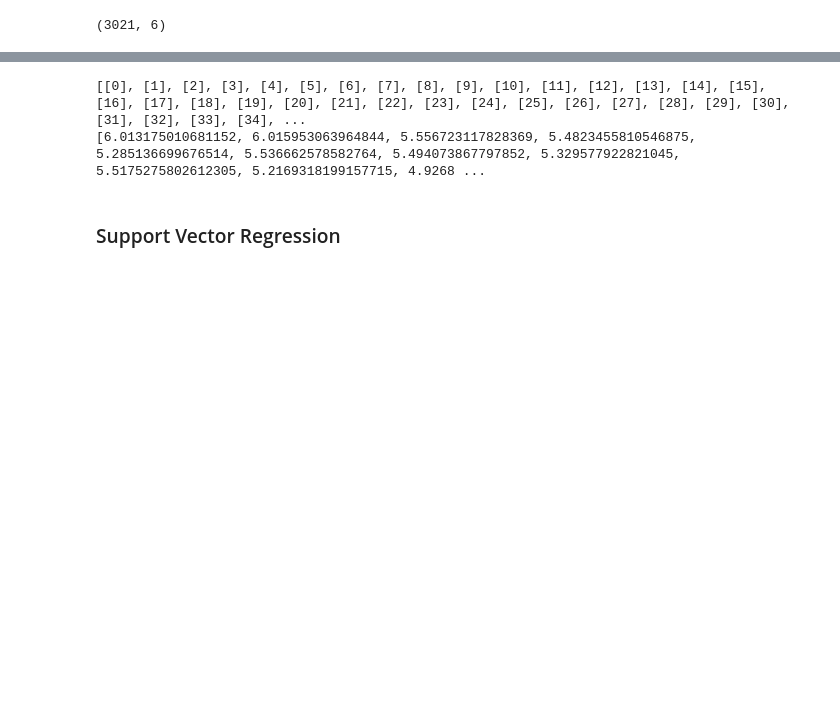
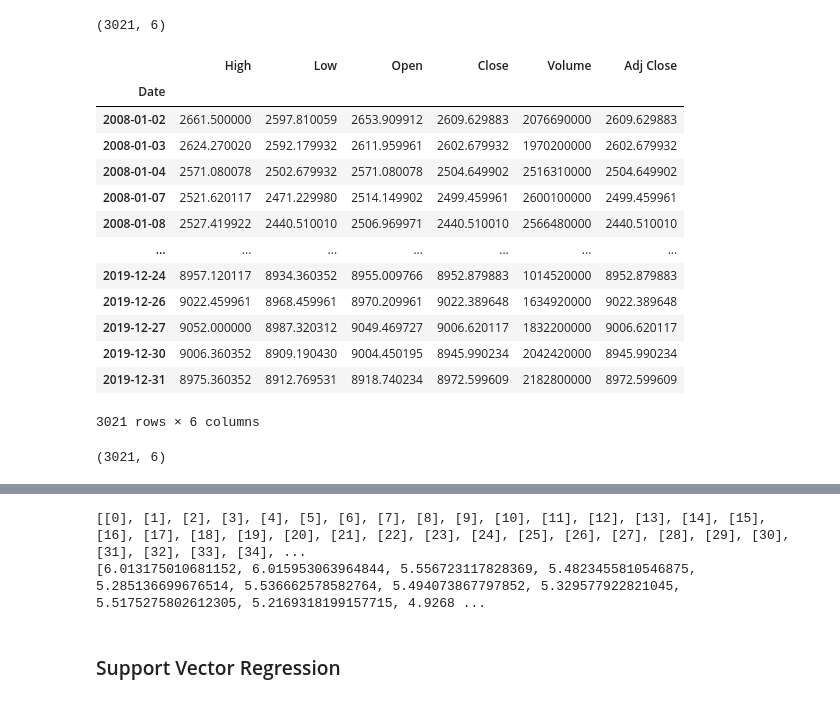
Before and after one commit to zlibutmatthew/Stock-Prediction-SVM, a Jupyter notebook: SVM_Stock_Prediction.ipynb, the cells around one changed output, grey strips where cells are left out. Saved outputs shown, nothing was run; the diff lists cells and outputs as text; code cells hidden in the pictures; blank space fills up the shorter version.

```diff
--- a/SVM_Stock_Prediction.ipynb
+++ b/SVM_Stock_Prediction.ipynb
@@ -30,3 +31,25 @@ df
 df.shape
 # %% [output]
 (3021, 6)
+# %%
+df_nas = web.DataReader('^IXIC', data_source='yahoo', start='2008-01-01', end='2019-12-31')
+df_nas
+# %% [output]
+|  | High | Low | Open | Close | Volume | Adj Close |
+| Date |  |  |  |  |  |  |
+| 2008-01-02 | 2661.500000 | 2597.810059 | 2653.909912 | 2609.629883 | 2076690000 | 2609.629883 |
+| 2008-01-03 | 2624.270020 | 2592.179932 | 2611.959961 | 2602.679932 | 1970200000 | 2602.679932 |
+| 2008-01-04 | 2571.080078 | 2502.679932 | 2571.080078 | 2504.649902 | 2516310000 | 2504.649902 |
+| 2008-01-07 | 2521.620117 | 2471.229980 | 2514.149902 | 2499.459961 | 2600100000 | 2499.459961 |
+| 2008-01-08 | 2527.419922 | 2440.510010 | 2506.969971 | 2440.510010 | 2566480000 | 2440.510010 |
+| ... | ... | ... | ... | ... | ... | ... |
+| 2019-12-24 | 8957.120117 | 8934.360352 | 8955.009766 | 8952.879883 | 1014520000 | 8952.879883 |
+| 2019-12-26 | 9022.459961 | 8968.459961 | 8970.209961 | 9022.389648 | 1634920000 | 9022.389648 |
+| 2019-12-27 | 9052.000000 | 8987.320312 | 9049.469727 | 9006.620117 | 1832200000 | 9006.620117 |
+| 2019-12-30 | 9006.360352 | 8909.190430 | 9004.450195 | 8945.990234 | 2042420000 | 8945.990234 |
+| 2019-12-31 | 8975.360352 | 8912.769531 | 8918.740234 | 8972.599609 | 2182800000 | 8972.599609 |
+3021 rows × 6 columns
+# %%
+df_nas.shape
+# %% [output]
+(3021, 6)
```
Also changed, not shown: parts of 17 cells of this notebook.
